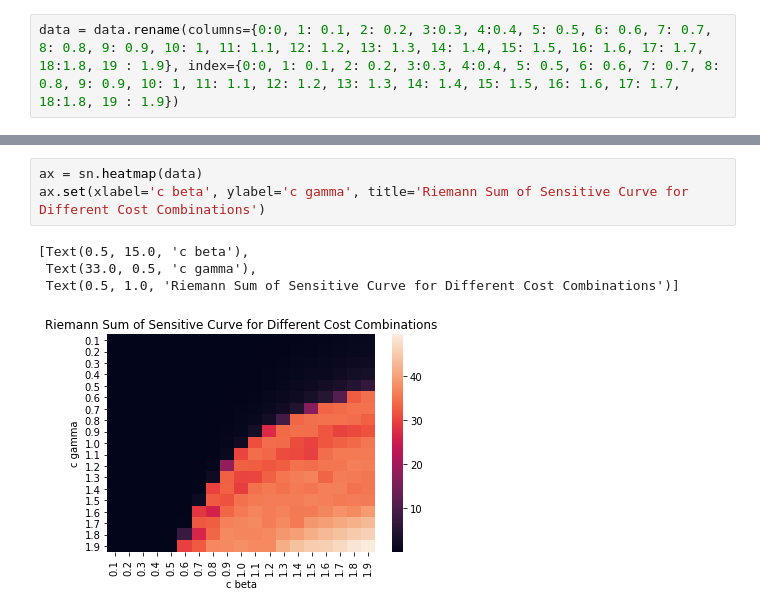
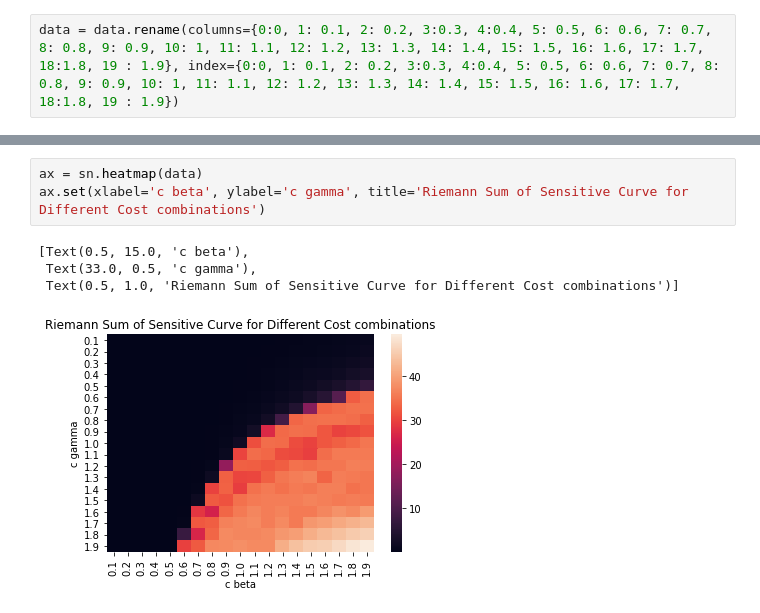
Before and after one commit to mjemons/IDD_TB, a Jupyter notebook: scripts/simulation-SIS.ipynb, the cells around one changed output, grey strips where cells are left out. Drawn from its saved outputs; the diff is of its cells as text.

```diff
--- a/scripts/simulation-SIS.ipynb
+++ b/scripts/simulation-SIS.ipynb
@@ -489,8 +508,8 @@ data = data.rename(columns={0:0, 1: 0.1, 2: 0.2, 3:0.3, 4:0.4, 5: 0.5, 6: 0.6, 7
 # %%
 ax = sn.heatmap(data)
-ax.set(xlabel='c beta', ylabel='c gamma', title='Riemann Sum of Sensitive Curve for Different Cost Combinations')
+ax.set(xlabel='c beta', ylabel='c gamma', title='Riemann Sum of Sensitive Curve for Different Cost combinations')
 # %% [output]
 [Text(0.5, 15.0, 'c beta'),
  Text(33.0, 0.5, 'c gamma'),
- Text(0.5, 1.0, 'Riemann Sum of Sensitive Curve for Different Cost Combinations')]
+ Text(0.5, 1.0, 'Riemann Sum of Sensitive Curve for Different Cost combinations')]
-[figure, old version]
+[figure, new version]
```
Also changed, not shown: parts of 2 cells of this notebook.
